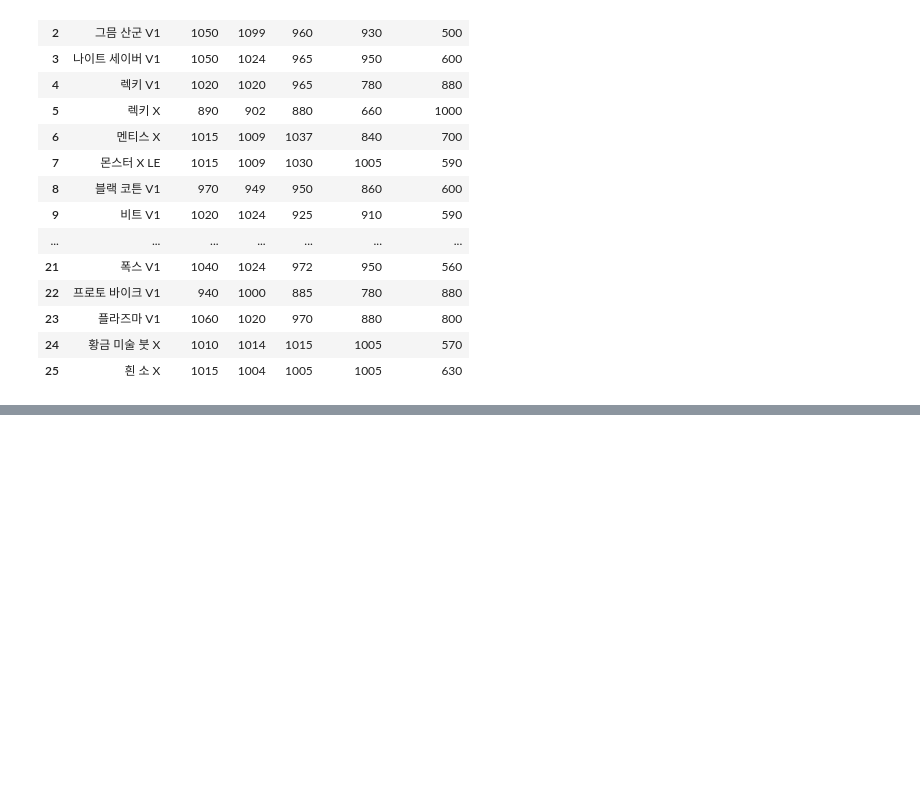
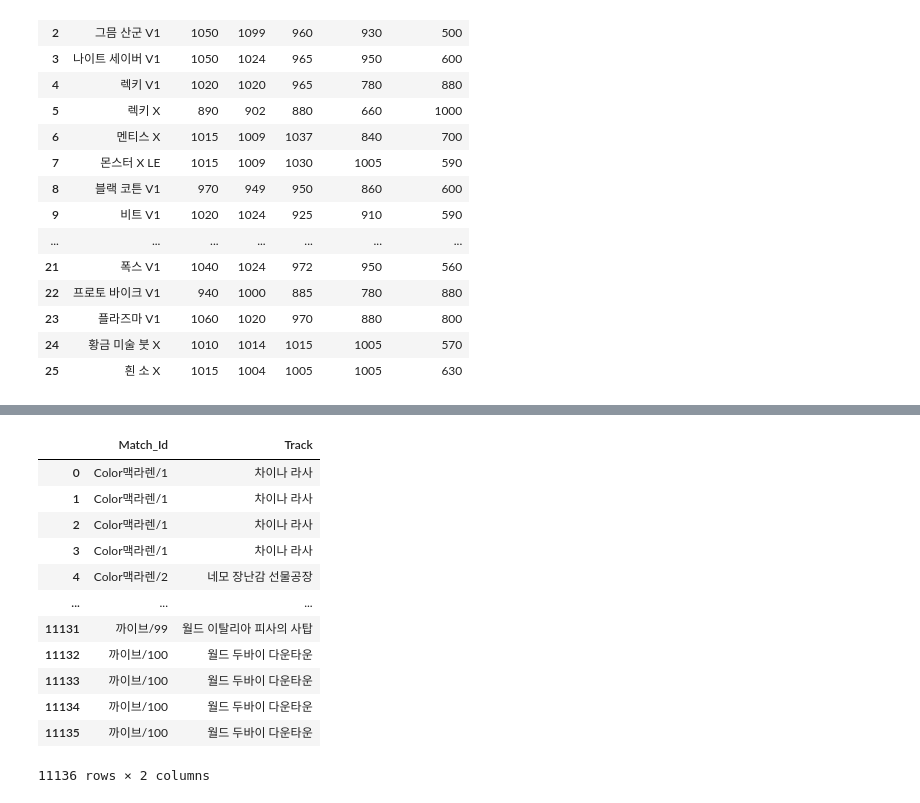
Before and after one commit to ORCT/ds-section2-project, a Jupyter notebook: EDA.ipynb, the cells around one changed output, grey strips where cells are left out. Saved outputs shown, nothing was run; the diff lists cells and outputs as text; code cells hidden in the pictures; blank space fills up the shorter version.

```diff
--- a/EDA.ipynb
+++ b/EDA.ipynb
@@ -223,0 +226,23 @@ kart_data
+# %%
+df_fin = pd.DataFrame()
+cnt = 0
+for i in range(2784):
+  for j in range(1,5):
+    df_fin.loc[cnt, 'Match_Id'] = df.loc[i,'Match_Id']
+    df_fin.loc[cnt,'Track'] = df.loc[i,'Track']
+    cnt += 1
+df_fin
+# %% [output]
+|  | Match_Id | Track |
+| 0 | Color맥라렌/1 | 차이나 라사 |
+| 1 | Color맥라렌/1 | 차이나 라사 |
+| 2 | Color맥라렌/1 | 차이나 라사 |
+| 3 | Color맥라렌/1 | 차이나 라사 |
+| 4 | Color맥라렌/2 | 네모 장난감 선물공장 |
+| ... | ... | ... |
+| 11131 | 까이브/99 | 월드 이탈리아 피사의 사탑 |
+| 11132 | 까이브/100 | 월드 두바이 다운타운 |
+| 11133 | 까이브/100 | 월드 두바이 다운타운 |
+| 11134 | 까이브/100 | 월드 두바이 다운타운 |
+| 11135 | 까이브/100 | 월드 두바이 다운타운 |
+11136 rows × 2 columns
```
Also changed, not shown: parts of 8 cells of this notebook.
